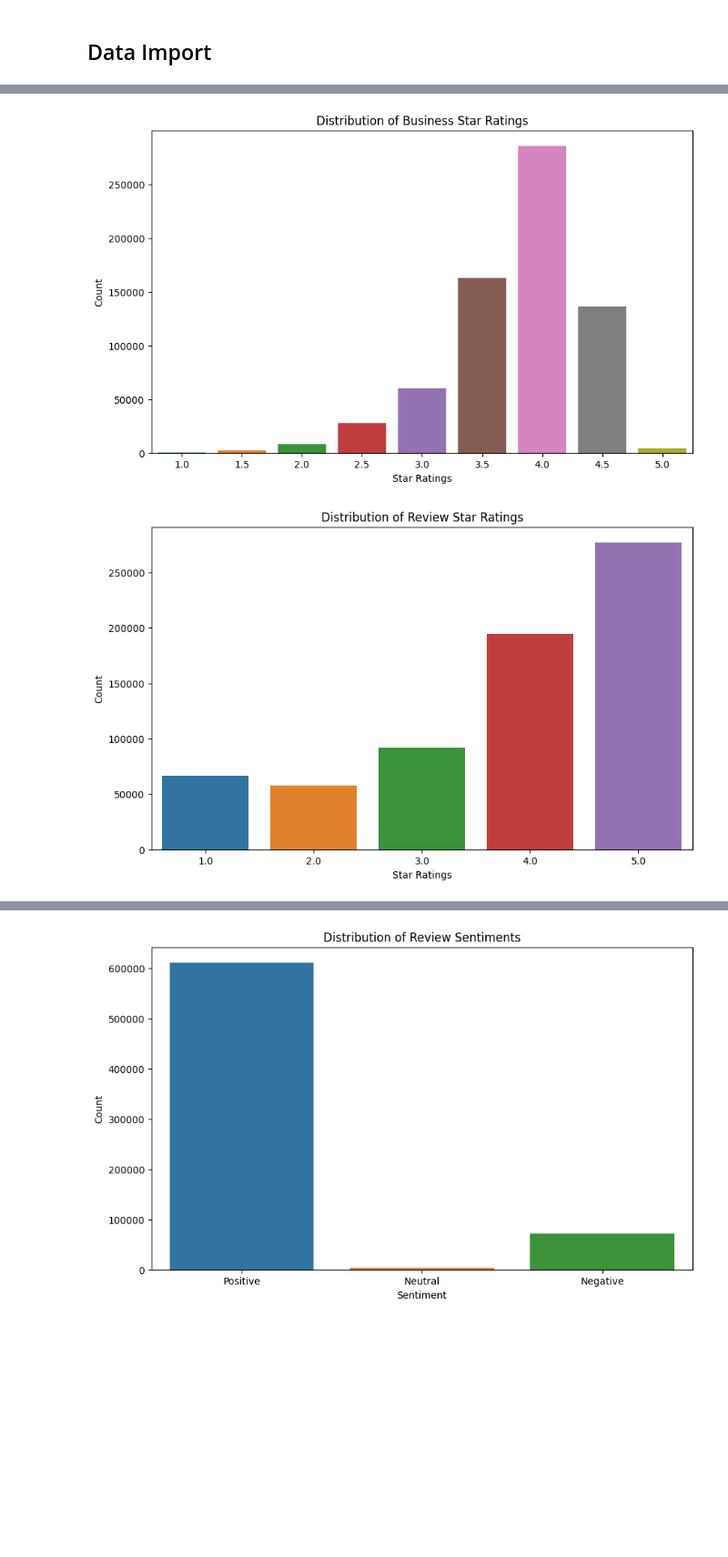
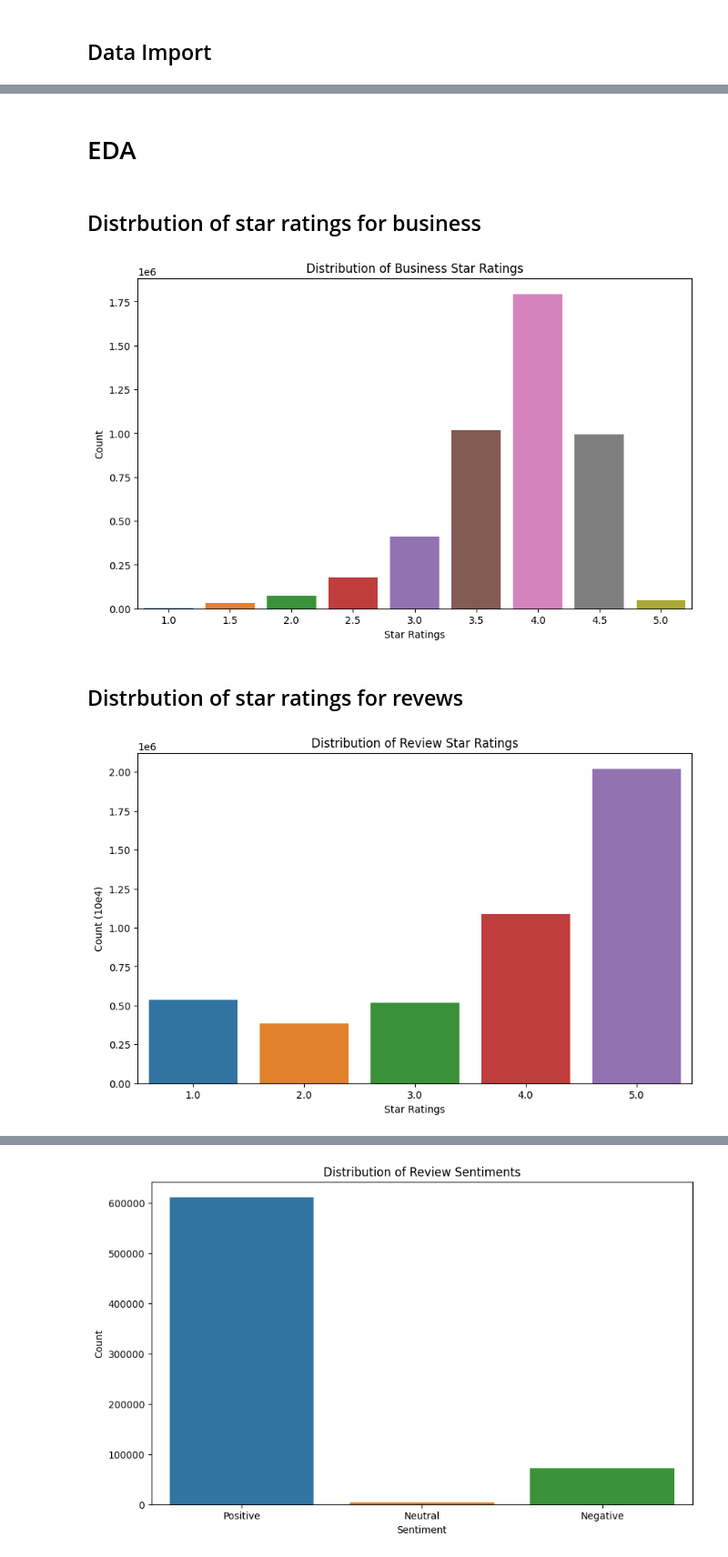
Before and after one commit to orethadomfeh/YelpGrowthInsights, a Jupyter notebook: code/eda.ipynb, the cells around one changed output, grey strips where cells are left out. Shown at 91% size. Cells and saved outputs as stored; diff of their text form; code cells hidden in the pictures; blank space fills up the shorter version.

```diff
--- a/code/eda.ipynb
+++ b/code/eda.ipynb
@@ -47,0 +51,9 @@ max          5.000000       5.000000    5721.000000
+# %%
+restaurant.dropna(subset=['latitude', 'longitude', 'stars_x', 'stars_y', 'review_count', 'business_id', 'name'], inplace=True)
+# %%
+restaurant = restaurant.rename(columns={'stars_x': 'business_stars', 'stars_y': 'review_stars'})
+# %%
+restaurant = restaurant.drop('Unnamed: 0', axis=1)
+# %%
+restaurant_copy = restaurant.dropna()
+restaurant_copy = restaurant_copy.dropna(subset=['categories'])
@@ -48,20 +68,26 @@ max          5.000000       5.000000    5721.000000
+# %% [markdown]
+# EDA
+# %% [markdown]
+## Distrbution of star ratings for business
 # %%
 # Distribution of star ratings for businesses
 plt.figure(figsize=(10, 6))
-sns.countplot(x='stars_business', data=preprocessed_data)
+sns.countplot(x='business_stars', data=restaurant_copy)
 plt.title('Distribution of Business Star Ratings')
 plt.xlabel('Star Ratings')
 plt.ylabel('Count')
 plt.show()
 # %% [output]
-[figure, old version]
+[figure, new version]
+# %% [markdown]
+## Distrbution of star ratings for revews
 # %%
-# Distribution of star ratings for reviews
+# Distribution of star ratings for reviews,
 plt.figure(figsize=(10, 6))
-sns.countplot(x='stars_review', data=preprocessed_data)
+sns.countplot(x='review_stars', data=restaurant_copy)
 plt.title('Distribution of Review Star Ratings')
 plt.xlabel('Star Ratings')
-plt.ylabel('Count')
+plt.ylabel('Count (10e4)')
 plt.show()
 # %% [output]
-[figure, old version]
+[figure, new version]
```
Also changed, not shown: parts of 34 cells of this notebook.
